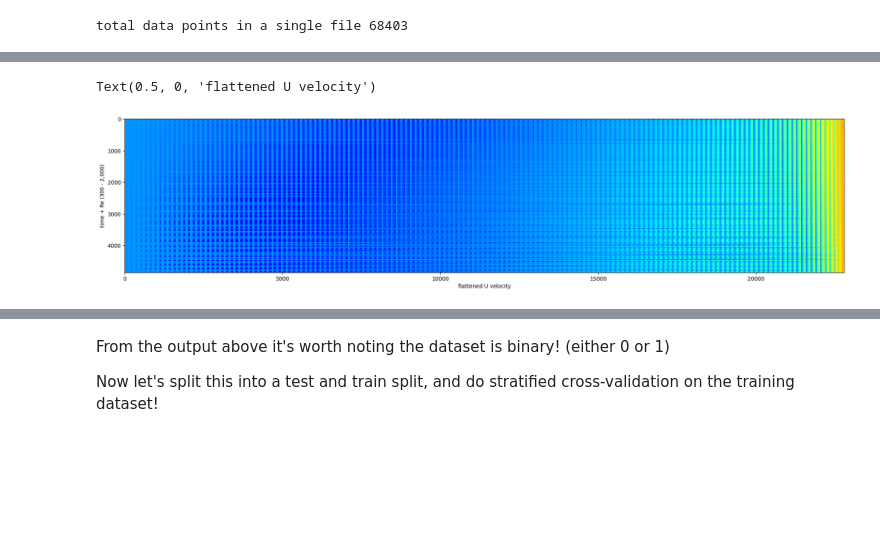
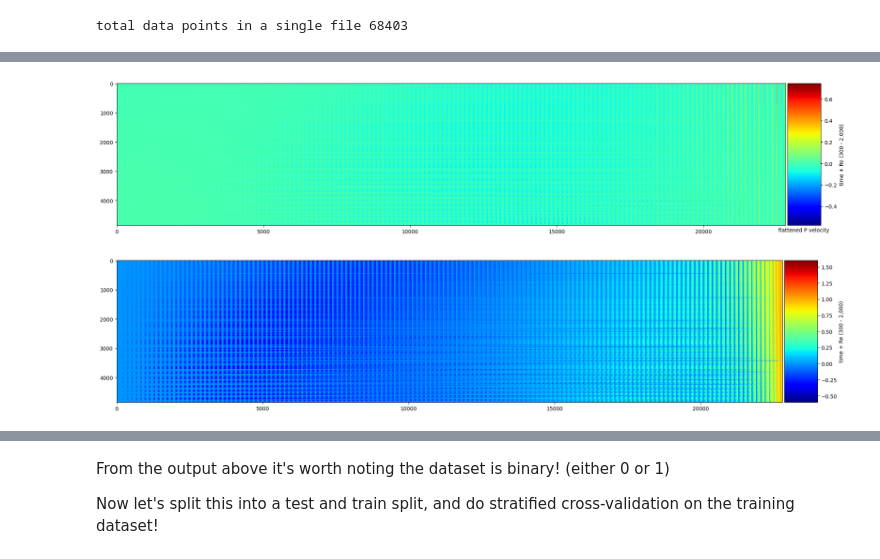
Before and after one commit to andrewbartels1/lid-driven-cavity-flow-PINN, a Jupyter notebook: notebooks/load_data.ipynb, the cells around one changed output, grey strips where cells are left out. Drawn from its saved outputs; the diff is of its cells as text; code cells hidden in the pictures; blank space fills up the shorter version.

```diff
--- a/notebooks/load_data.ipynb
+++ b/notebooks/load_data.ipynb
@@ -75,7 +87,7 @@ for file in tqdm(catalog_dict):
     U_boundary_list.append(get_boundary_samples(U))
     V_boundary_list.append(get_boundary_samples(V))
     # don't forget the time and response variable
-    time_list.append(time.flatten()[0])
+    # time_list.append(time.flatten()[0])
     Re_list.append(Re)
 
 P_df = pd.DataFrame(P_list)
@@ -84,7 +96,7 @@ V_df = pd.DataFrame(V_list)
 P_boundary_df = pd.DataFrame(P_boundary_list)
 U_boundary_df = pd.DataFrame(U_boundary_list)
 V_boundary_df = pd.DataFrame(V_boundary_list)
-time_df = pd.DataFrame(time_list)
+# time_df = pd.DataFrame(time_list)
 Re_df = pd.DataFrame(Re_list)
 
 
@@ -97,13 +109,3 @@ V_df_al = pd.concat([V_df, pd.DataFrame(time_list), pd.DataFrame(Re_list)], axis
 P_boundary_df_al = pd.concat([P_boundary_df, pd.DataFrame(time_list), pd.DataFrame(Re_list)], axis=1)
 U_boundary_df_al = pd.concat([U_boundary_df, pd.DataFrame(time_list), pd.DataFrame(Re_list)], axis=1)
 V_boundary_df_al = pd.concat([V_boundary_df, pd.DataFrame(time_list), pd.DataFrame(Re_list)], axis=1)
-
-
-# do some relabeling
-P_df_al.columns = [*P_df_al.columns[:-2], 'Time', 'Re']
-U_df_al.columns = [*U_df_al.columns[:-2], 'Time', 'Re']
-V_df_al.columns = [*V_df_al.columns[:-2], 'Time', 'Re']
-
-P_df_al.columns = [*P_df_al.columns[:-2], 'Time', 'Re']
-U_df_al.columns = [*U_df_al.columns[:-2], 'Time', 'Re']
-V_df_al.columns = [*V_df_al.columns[:-2], 'Time', 'Re']
@@ -113,8 +136,25 @@ norm_pres = V_df_al_arr/np.linalg.norm(V_df_al_arr)
 # %%
+from mpl_toolkits.axes_grid1 import make_axes_locatable
+
 fig, ax = plt.subplots(1, figsize=(24,24))
-im = ax.imshow(V_df_al_arr, cmap="jet",interpolation='nearest')
+im = ax.imshow(P_df_al.iloc[:,:-1].to_numpy(), cmap="jet",interpolation='nearest')
+divider = make_axes_locatable(ax)
+cax = divider.append_axes("right", size="5%", pad=0.05)
+fig.colorbar(im, orientation='vertical', cax=cax)
 plt.ylabel("time + Re (300 - 2,000)")
-plt.xlabel("flattened U velocity")
+plt.xlabel("flattened P velocity")
+plt.savefig("../images/P_flattened_y_time_Re_colorbar.png", bbox_inches="tight", dpi=300)
 # %% [output]
-Text(0.5, 0, 'flattened U velocity')
-[figure, old version]
+[figure, new version]
+# %%
+from mpl_toolkits.axes_grid1 import make_axes_locatable
+
+fig, ax = plt.subplots(1, figsize=(24,24))
+im = ax.imshow(U_df_al.iloc[:,:-1].to_numpy(), cmap="jet",interpolation='nearest')
+divider = make_axes_locatable(ax)
+cax = divider.append_axes("right", size="5%", pad=0.05)
+fig.colorbar(im, orientation='vertical', cax=cax)
+plt.ylabel("time + Re (300 - 2,000)")
+plt.savefig("../images/U_flattened_y_time_Re_colorbar.png", bbox_inches="tight", dpi=300)
+# %% [output]
+[figure, added]
```
Also changed, not shown: parts of 28 cells of this notebook, 5 other files.
